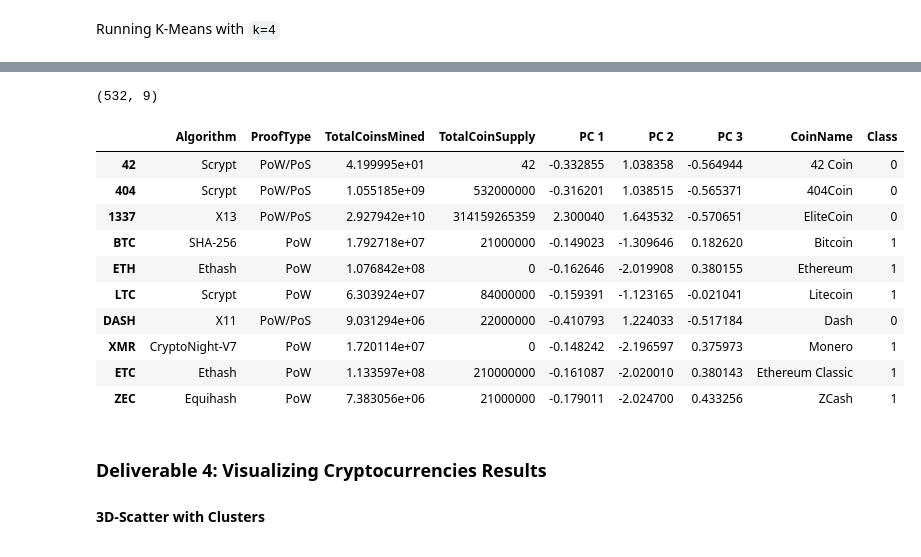
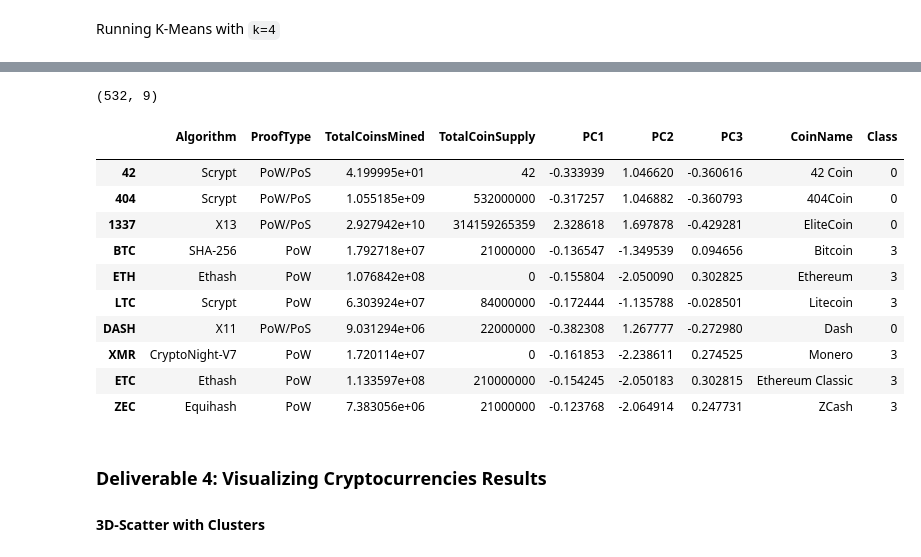
Before and after one commit to laurlen2112/crypto_analysis, a Jupyter notebook: crypto_clustering.ipynb, the cells around one changed output, grey strips where cells are left out. Drawn from its saved outputs; the diff is of its cells as text; code cells hidden in the pictures.

```diff
--- a/crypto_clustering.ipynb
+++ b/crypto_clustering.ipynb
@@ -239,7 +218,7 @@ print(scaled_pca[0:5])
 # %%
 # Create a DataFrame with the three principal components.
 df_scaled_pca = pd.DataFrame(data = scaled_pca, columns =[\
-                            "PC1", "PC2", "PC3"])
+             "PC1", "PC2", "PC3"], index = new_filtered_df.index.copy())
 print(df_scaled_pca.shape)
 df_scaled_pca.head()
 # %% [output]
@@ -290,0 +258,13 @@ array([0, 0, 0, 1, 1, 1, 0, 1, 1, 1, 0, 1, 0, 0, 1, 0, 1, 1, 0, 0, 1, 1,
+# %%
+# Initialize the K-Means model.
+# 18.3.2:
+
+#initalize the model with 4 clusters based on the elbow curve
+model = KMeans(n_clusters=4, random_state = 0)
+
+# Fit the model
+model.fit(df_scaled_pca)
+
+# Predict clusters
+predictions = model.predict(df_scaled_pca)
+print(predictions)
@@ -290,0 +287,5 @@ array([0, 0, 0, 1, 1, 1, 0, 1, 1, 1, 0, 1, 0, 0, 1, 0, 1, 1, 0, 0, 1, 1,
+# %%
+# Create a new DataFrame including predicted clusters # Concatentate the crypto_df
+#and pcs_df DataFrames on the same columns.
+df_scaled_pca["Class"] = model.labels_
+df_scaled_pca.head()
@@ -290,0 +300,6 @@ array([0, 0, 0, 1, 1, 1, 0, 1, 1, 1, 0, 1, 0, 0, 1, 0, 1, 1, 0, 0, 1, 1,
+# %%
+# Concatentate the crypto_df and pcs_df DataFrames on the same columns.
+merged_df = pd.merge(new_filtered_df, df_scaled_pca, left_index=True,
+                     right_index=True)
+print(merged_df.shape)
+merged_df.head()
@@ -291,30 +315,33 @@ array([0, 0, 0, 1, 1, 1, 0, 1, 1, 1, 0, 1, 0, 0, 1, 0, 1, 1, 0, 0, 1, 1,
 # %%
-# Create a new DataFrame including predicted clusters and cryptocurrencies features.
-# Concatentate the crypto_df and pcs_df DataFrames on the same columns.
-# YOUR CODE HERE
-
-#  Add a new column, "CoinName" to the clustered_df DataFrame that holds the names of the cryptocurrencies.
-# YOUR CODE HERE
+# #  Add a new column, "CoinName" to the clustered_df DataFrame that holds the names of the cryptocurrencies.
+extracted_col = coin_names_df["CoinName"]
+final_merged_df = merged_df.join(extracted_col)
+#print(final_merged_df.shape)
+#final_merged_df.head()
 
 #  Add a new column, "Class" to the clustered_df DataFrame that holds the predictions.
-# YOUR CODE HERE
-
+    ## "Class"colum was previous added above; reording columns to match starter code orde
+clustered_df = final_merged_df[["Algorithm", "ProofType","TotalCoinsMined", "TotalCoinSupply",\
+              "PC1", "PC2", "PC3", "CoinName", "Class"]]
 # Print the shape of the clustered_df
 print(clustered_df.shape)
 clustered_df.head(10)
+
+##--everything is ok except for the class I have 3 and it should be 1, check tomorrow
 # %% [output]
 (532, 9)
-|  | Algorithm | ProofType | TotalCoinsMined | TotalCoinSupply | PC 1 | PC 2 | PC 3 | CoinName | Class |
-| 42 | Scrypt | PoW/PoS | 4.199995e+01 | 42 | -0.332855 | 1.038358 | -0.564944 | 42 Coin | 0 |
-| 404 | Scrypt | PoW/PoS | 1.055185e+09 | 532000000 | -0.316201 | 1.038515 | -0.565371 | 404Coin | 0 |
-| 1337 | X13 | PoW/PoS | 2.927942e+10 | 314159265359 | 2.300040 | 1.643532 | -0.570651 | EliteCoin | 0 |
-| BTC | SHA-256 | PoW | 1.792718e+07 | 21000000 | -0.149023 | -1.309646 | 0.182620 | Bitcoin | 1 |
-| ETH | Ethash | PoW | 1.076842e+08 | 0 | -0.162646 | -2.019908 | 0.380155 | Ethereum | 1 |
-| LTC | Scrypt | PoW | 6.303924e+07 | 84000000 | -0.159391 | -1.123165 | -0.021041 | Litecoin | 1 |
-| DASH | X11 | PoW/PoS | 9.031294e+06 | 22000000 | -0.410793 | 1.224033 | -0.517184 | Dash | 0 |
-| XMR | CryptoNight-V7 | PoW | 1.720114e+07 | 0 | -0.148242 | -2.196597 | 0.375973 | Monero | 1 |
-| ETC | Ethash | PoW | 1.133597e+08 | 210000000 | -0.161087 | -2.020010 | 0.380143 | Ethereum Classic | 1 |
-| ZEC | Equihash | PoW | 7.383056e+06 | 21000000 | -0.179011 | -2.024700 | 0.433256 | ZCash | 1 |
+|  | Algorithm | ProofType | TotalCoinsMined | TotalCoinSupply | PC1 | PC2 | PC3 | CoinName | Class |
+|  |  |  |  |  |  |  |  |  |  |
+| 42 | Scrypt | PoW/PoS | 4.199995e+01 | 42 | -0.333939 | 1.046620 | -0.360616 | 42 Coin | 0 |
+| 404 | Scrypt | PoW/PoS | 1.055185e+09 | 532000000 | -0.317257 | 1.046882 | -0.360793 | 404Coin | 0 |
+| 1337 | X13 | PoW/PoS | 2.927942e+10 | 314159265359 | 2.328618 | 1.697878 | -0.429281 | EliteCoin | 0 |
+| BTC | SHA-256 | PoW | 1.792718e+07 | 21000000 | -0.136547 | -1.349539 | 0.094656 | Bitcoin | 3 |
+| ETH | Ethash | PoW | 1.076842e+08 | 0 | -0.155804 | -2.050090 | 0.302825 | Ethereum | 3 |
+| LTC | Scrypt | PoW | 6.303924e+07 | 84000000 | -0.172444 | -1.135788 | -0.028501 | Litecoin | 3 |
+| DASH | X11 | PoW/PoS | 9.031294e+06 | 22000000 | -0.382308 | 1.267777 | -0.272980 | Dash | 0 |
+| XMR | CryptoNight-V7 | PoW | 1.720114e+07 | 0 | -0.161853 | -2.238611 | 0.274525 | Monero | 3 |
+| ETC | Ethash | PoW | 1.133597e+08 | 210000000 | -0.154245 | -2.050183 | 0.302815 | Ethereum Classic | 3 |
+| ZEC | Equihash | PoW | 7.383056e+06 | 21000000 | -0.123768 | -2.064914 | 0.247731 | ZCash | 3 |
 # %% [markdown]
 ### Deliverable 4: Visualizing Cryptocurrencies Results
 
```
Also changed, not shown: parts of 21 cells of this notebook.
